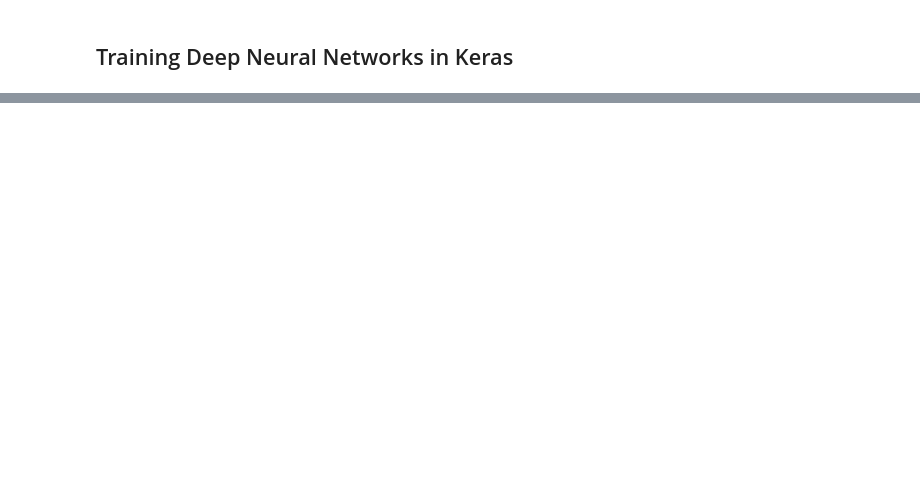
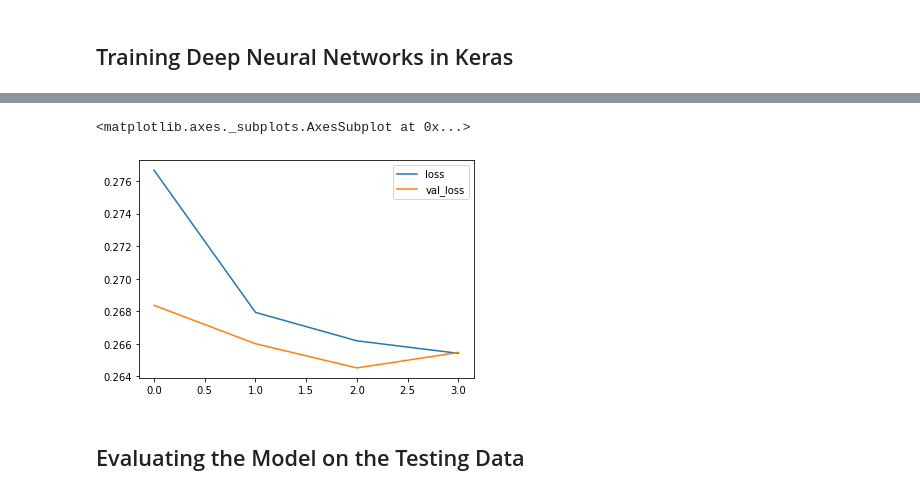
Before and after one commit to AmolMavuduru/HEPMASS_DeepLearning, a Jupyter notebook: Deep Learning HEPMASS Data.ipynb, the cells around one changed output, grey strips where cells are left out. Saved outputs shown, nothing was run; the diff lists cells and outputs as text; code cells hidden in the pictures; blank space fills up the shorter version.

```diff
--- a/Deep Learning HEPMASS Data.ipynb
+++ b/Deep Learning HEPMASS Data.ipynb
@@ -26,4 +72,4 @@ train.head()
 # %%
 from sklearn.preprocessing import StandardScaler
 scaler = StandardScaler()
-train['mass'] = scaler.fit_transform(train['mass'].reshape(-1,1))
+train['mass'] = scaler.fit_transform(train['mass'].values.reshape(-1, 1))
@@ -30,5 +101,4 @@ train['mass'] = scaler.fit_transform(train['mass'].reshape(-1,1))
 # %%
 from sklearn.model_selection import train_test_split
-X = train.drop(['# label'], axis=1)
-y = train['# label']
-X_train, X_valid, y_train, y_valid = train_test_split(X, y, test_size=0.2, random_state=42)
+
+X_train, X_valid, y_train, y_valid = train_test_split(X, y, test_size=0.3, random_state=42)
@@ -308,0 +153,11 @@ Epoch 32/100
+# %%
+tuner.search(X_train, y_train, epochs=10,
+             validation_data = (X_valid, y_valid),
+             callbacks = [ClearTrainingOutput()])
+
+# Get the optimal hyperparameters
+best_hps = tuner.get_best_hyperparameters(num_trials = 1)[0]
+
+print(f"""
+Optimal hidden layer size: {best_hps.get('units')} \n
+optimal learning rate: {best_hps.get('learning_rate')}.""")
@@ -308,0 +170,3 @@ Epoch 32/100
+# %%
+model = tuner.hypermodel.build(best_hps)
+history = model.fit(X_train, y_train, epochs=4, validation_data = (X_valid, y_valid))
@@ -308,0 +182,7 @@ Epoch 32/100
+# %%
+pd.DataFrame(history.history).plot(y=['loss', 'val_loss'])
+# %% [output]
+<matplotlib.axes._subplots.AxesSubplot at 0x...>
+[figure, added]
+# %% [markdown]
+## Evaluating the Model on the Testing Data
```
Also changed, not shown: parts of 32 cells of this notebook, 46 other files.
